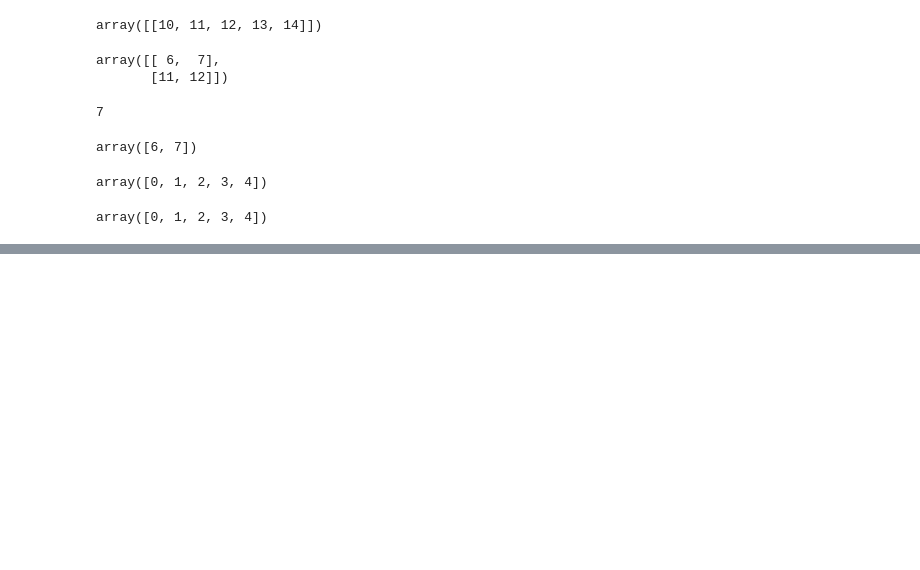
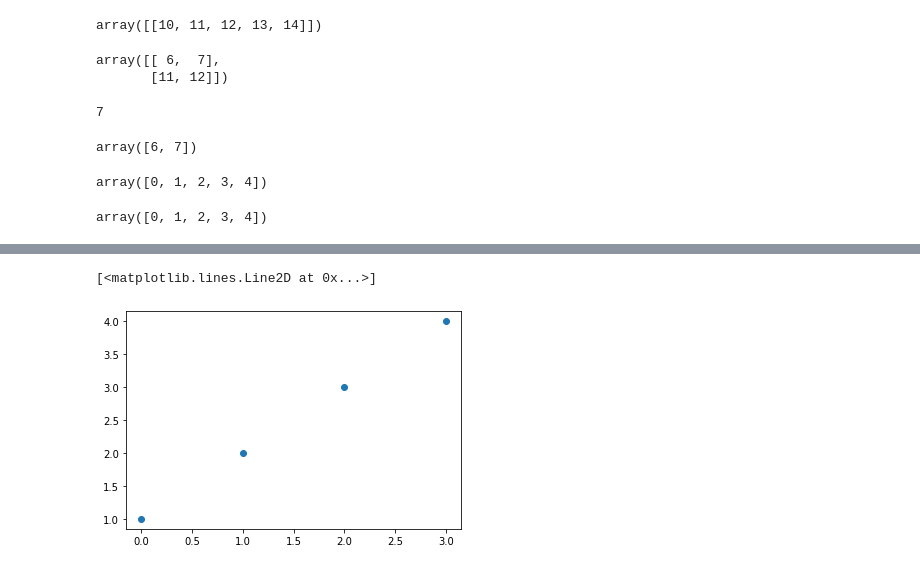
Before and after one commit to Kuo2022/20220702-python, a Jupyter notebook: 20220723.ipynb, the cells around one changed output, grey strips where cells are left out. Cells and saved outputs as stored; diff of their text form; code cells hidden in the pictures; blank space fills up the shorter version.

```diff
--- a/20220723.ipynb
+++ b/20220723.ipynb
@@ -111,0 +160,5 @@ array([0, 1, 2, 3, 4])
+# %%
+plt.plot(x, "o")
+# %% [output]
+[<matplotlib.lines.Line2D at 0x...>]
+[figure, added]
```
Also changed, not shown: parts of 18 cells of this notebook.
